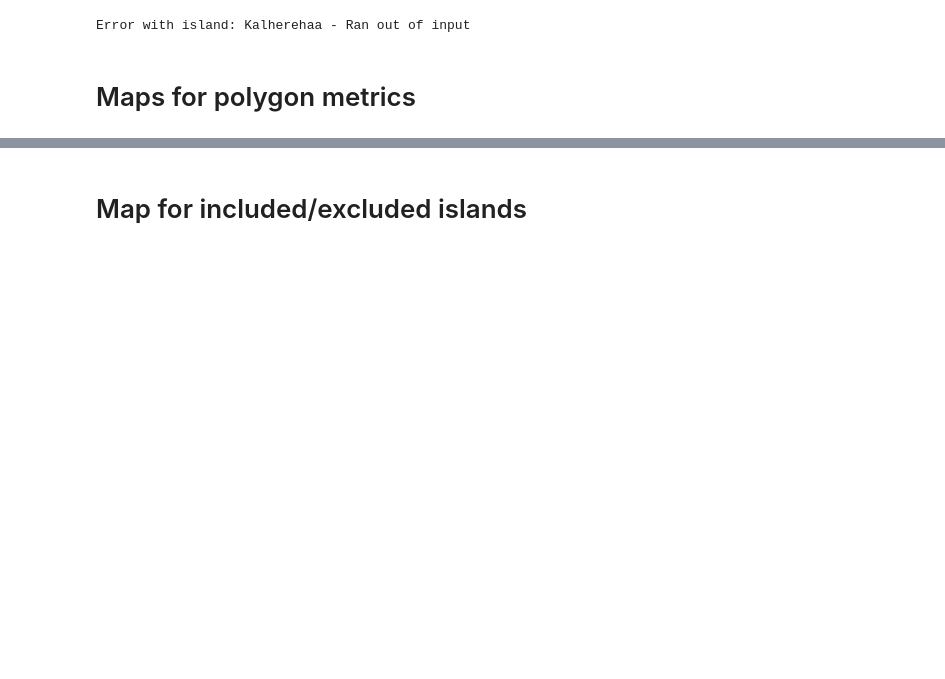
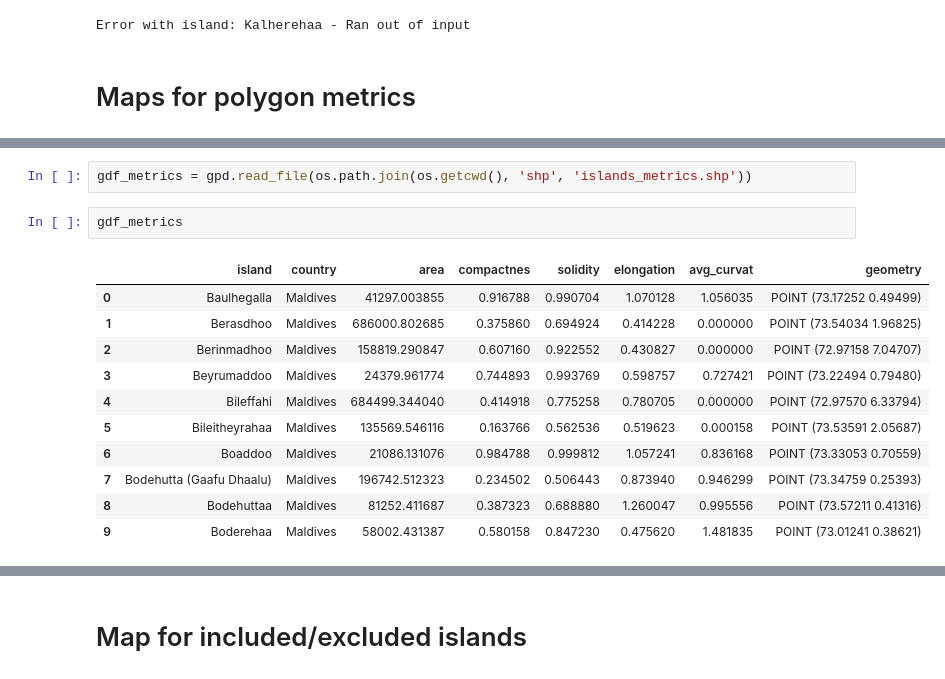
Before and after one commit to human-myriapoda/IslandTime, a Jupyter notebook: yet_another_file_copy.ipynb, the cells around one changed output, grey strips where cells are left out. Cells and saved outputs as stored; diff of their text form; blank space fills up the shorter version.

```diff
--- a/yet_another_file_copy.ipynb
+++ b/yet_another_file_copy.ipynb
@@ -1694,0 +1730,16 @@ Error with island: Kalherehaa - Ran out of input
+# %%
+gdf_metrics = gpd.read_file(os.path.join(os.getcwd(), 'shp', 'islands_metrics.shp'))
+# %%
+gdf_metrics
+# %% [output]
+|  | island | country | area | compactnes | solidity | elongation | avg_curvat | geometry |
+| 0 | Baulhegalla | Maldives | 41297.003855 | 0.916788 | 0.990704 | 1.070128 | 1.056035 | POINT (73.17252 0.49499) |
+| 1 | Berasdhoo | Maldives | 686000.802685 | 0.375860 | 0.694924 | 0.414228 | 0.000000 | POINT (73.54034 1.96825) |
+| 2 | Berinmadhoo | Maldives | 158819.290847 | 0.607160 | 0.922552 | 0.430827 | 0.000000 | POINT (72.97158 7.04707) |
+| 3 | Beyrumaddoo | Maldives | 24379.961774 | 0.744893 | 0.993769 | 0.598757 | 0.727421 | POINT (73.22494 0.79480) |
+| 4 | Bileffahi | Maldives | 684499.344040 | 0.414918 | 0.775258 | 0.780705 | 0.000000 | POINT (72.97570 6.33794) |
+| 5 | Bileitheyrahaa | Maldives | 135569.546116 | 0.163766 | 0.562536 | 0.519623 | 0.000158 | POINT (73.53591 2.05687) |
+| 6 | Boaddoo | Maldives | 21086.131076 | 0.984788 | 0.999812 | 1.057241 | 0.836168 | POINT (73.33053 0.70559) |
+| 7 | Bodehutta (Gaafu Dhaalu) | Maldives | 196742.512323 | 0.234502 | 0.506443 | 0.873940 | 0.946299 | POINT (73.34759 0.25393) |
+| 8 | Bodehuttaa | Maldives | 81252.411687 | 0.387323 | 0.688880 | 1.260047 | 0.995556 | POINT (73.57211 0.41316) |
+| 9 | Boderehaa | Maldives | 58002.431387 | 0.580158 | 0.847230 | 0.475620 | 1.481835 | POINT (73.01241 0.38621) |
```
Also changed, not shown: parts of 11 cells of this notebook, 3 other files.
